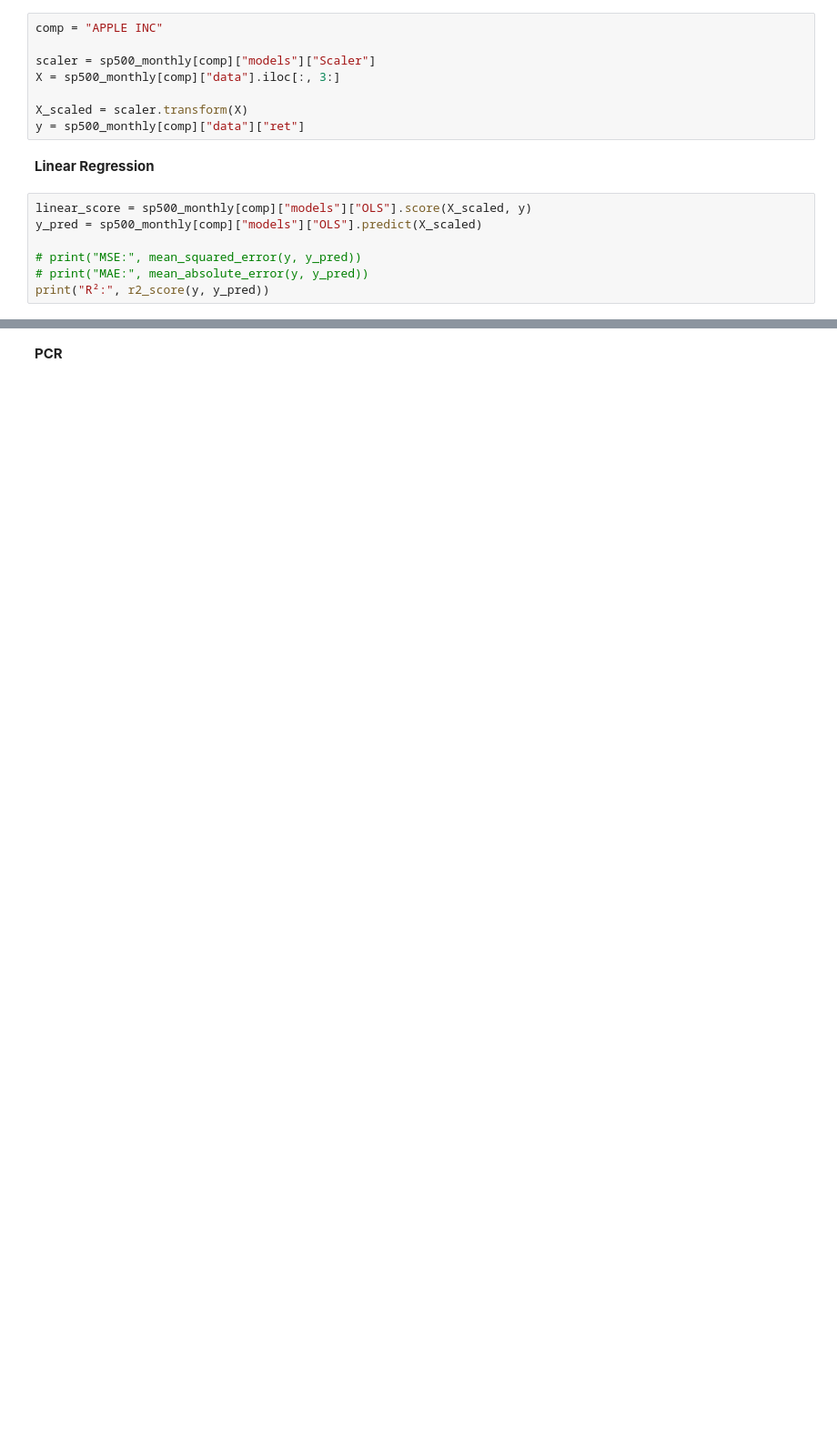
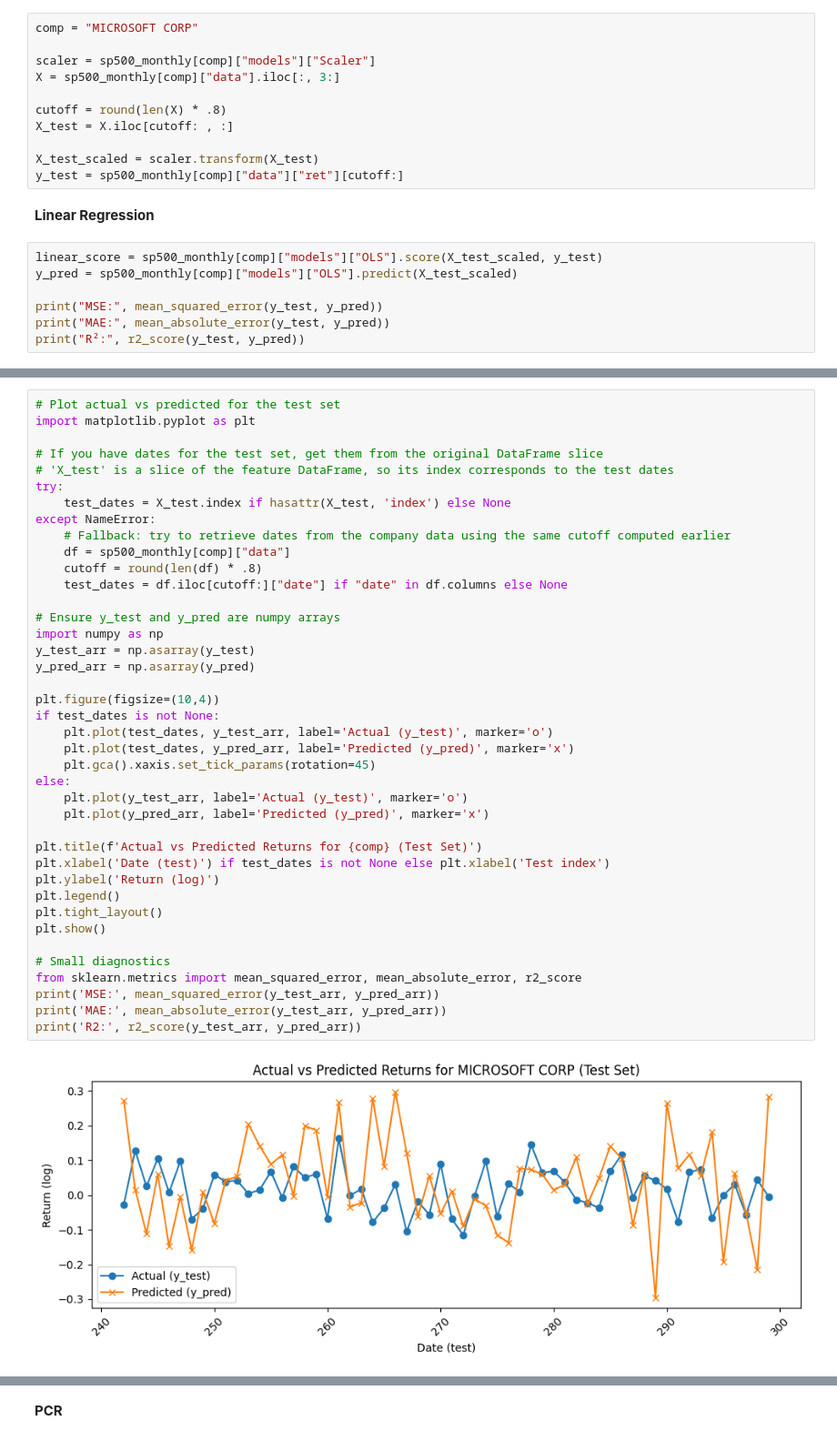
Before and after one commit to nilsberzins/SDF-Research, a Jupyter notebook: SDF-AP Data Current.ipynb, the cells around one changed output, grey strips where cells are left out. Shown at 91% size. Cells and saved outputs as stored; diff of their text form; blank space fills up the shorter version.

```diff
--- a/SDF-AP Data Current.ipynb
+++ b/SDF-AP Data Current.ipynb
@@ -666,20 +782,23 @@ for name, info in sp500_monthly_test.items():
         "Scaler": scaler
     }
 # %%
-comp = "APPLE INC"
+comp = "MICROSOFT CORP"
 
 scaler = sp500_monthly[comp]["models"]["Scaler"]
 X = sp500_monthly[comp]["data"].iloc[:, 3:]
 
-X_scaled = scaler.transform(X)
-y = sp500_monthly[comp]["data"]["ret"]
+cutoff = round(len(X) * .8)
+X_test = X.iloc[cutoff: , :]
+
+X_test_scaled = scaler.transform(X_test)
+y_test = sp500_monthly[comp]["data"]["ret"][cutoff:]
 # %% [markdown]
 **Linear Regression**
 # %%
-linear_score = sp500_monthly[comp]["models"]["OLS"].score(X_scaled, y)
-y_pred = sp500_monthly[comp]["models"]["OLS"].predict(X_scaled)
+linear_score = sp500_monthly[comp]["models"]["OLS"].score(X_test_scaled, y_test)
+y_pred = sp500_monthly[comp]["models"]["OLS"].predict(X_test_scaled)
 
-# print("MSE:", mean_squared_error(y, y_pred))
-# print("MAE:", mean_absolute_error(y, y_pred))
-print("R²:", r2_score(y, y_pred))
+print("MSE:", mean_squared_error(y_test, y_pred))
+print("MAE:", mean_absolute_error(y_test, y_pred))
+print("R²:", r2_score(y_test, y_pred))
 # %% [output]
@@ -698,0 +808,42 @@ R²: 1.0
+# %%
+# Plot actual vs predicted for the test set
+import matplotlib.pyplot as plt
+
+# If you have dates for the test set, get them from the original DataFrame slice
+# 'X_test' is a slice of the feature DataFrame, so its index corresponds to the test dates
+try:
+    test_dates = X_test.index if hasattr(X_test, 'index') else None
+except NameError:
+    # Fallback: try to retrieve dates from the company data using the same cutoff computed earlier
+    df = sp500_monthly[comp]["data"]
+    cutoff = round(len(df) * .8)
+    test_dates = df.iloc[cutoff:]["date"] if "date" in df.columns else None
+
+# Ensure y_test and y_pred are numpy arrays
+import numpy as np
+y_test_arr = np.asarray(y_test)
+y_pred_arr = np.asarray(y_pred)
+
+plt.figure(figsize=(10,4))
+if test_dates is not None:
+    plt.plot(test_dates, y_test_arr, label='Actual (y_test)', marker='o')
+    plt.plot(test_dates, y_pred_arr, label='Predicted (y_pred)', marker='x')
+    plt.gca().xaxis.set_tick_params(rotation=45)
+else:
+    plt.plot(y_test_arr, label='Actual (y_test)', marker='o')
+    plt.plot(y_pred_arr, label='Predicted (y_pred)', marker='x')
+
+plt.title(f'Actual vs Predicted Returns for {comp} (Test Set)')
+plt.xlabel('Date (test)') if test_dates is not None else plt.xlabel('Test index')
+plt.ylabel('Return (log)')
+plt.legend()
+plt.tight_layout()
+plt.show()
+
+# Small diagnostics
+from sklearn.metrics import mean_squared_error, mean_absolute_error, r2_score
+print('MSE:', mean_squared_error(y_test_arr, y_pred_arr))
+print('MAE:', mean_absolute_error(y_test_arr, y_pred_arr))
+print('R2:', r2_score(y_test_arr, y_pred_arr))
+# %% [output]
+[figure, added]
```
Also changed, not shown: parts of 19 cells of this notebook.
